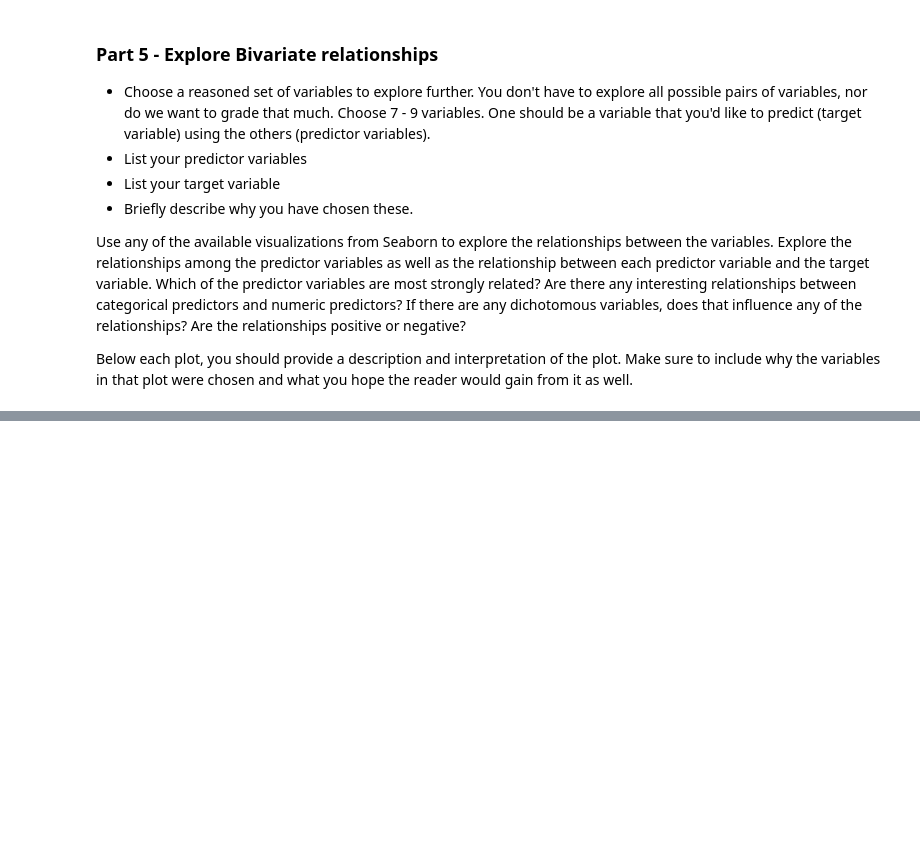
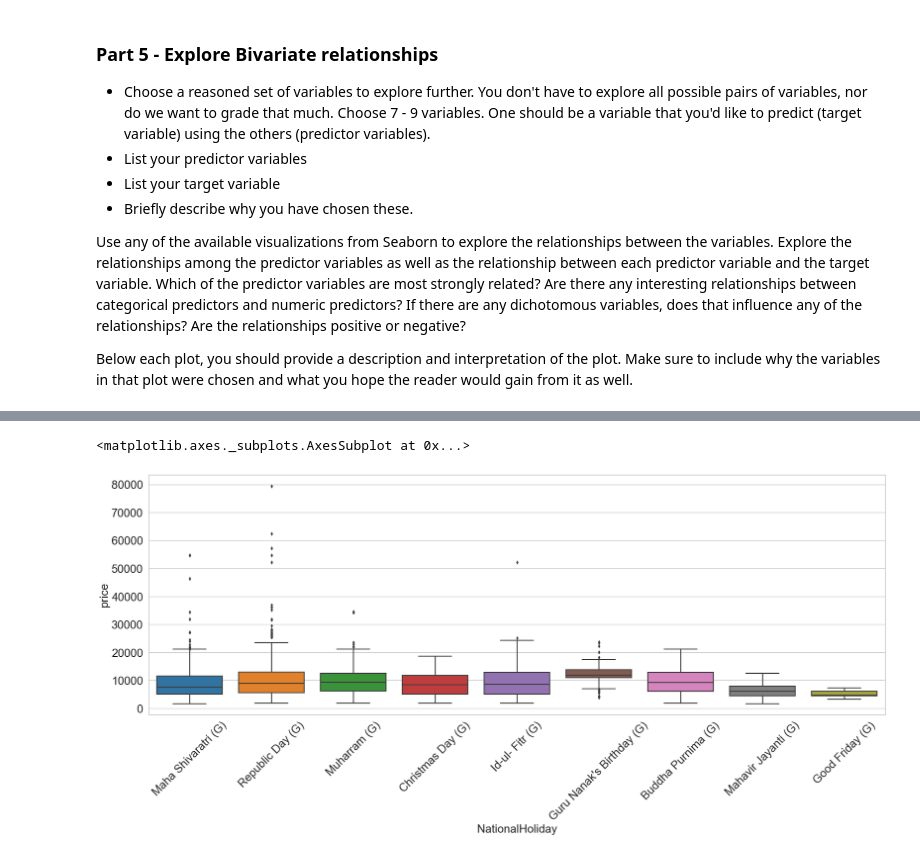
Before and after one commit to SaltyPeachcake/TurtleDucks, a Jupyter notebook: Project02.ipynb, the cells around one changed output, grey strips where cells are left out. Saved outputs shown, nothing was run; the diff lists cells and outputs as text; code cells hidden in the pictures; blank space fills up the shorter version.

```diff
--- a/Project02.ipynb
+++ b/Project02.ipynb
@@ -492,0 +486,6 @@ airfare.plot.scatter(x='duration', y='price')
+# %%
+plt.xticks(rotation=45)
+sn.boxplot(x='NationalHoliday', y='price',data=airfare)
+# %% [output]
+<matplotlib.axes._subplots.AxesSubplot at 0x...>
+[figure, added]
```
Also changed, not shown: parts of 24 cells of this notebook.
